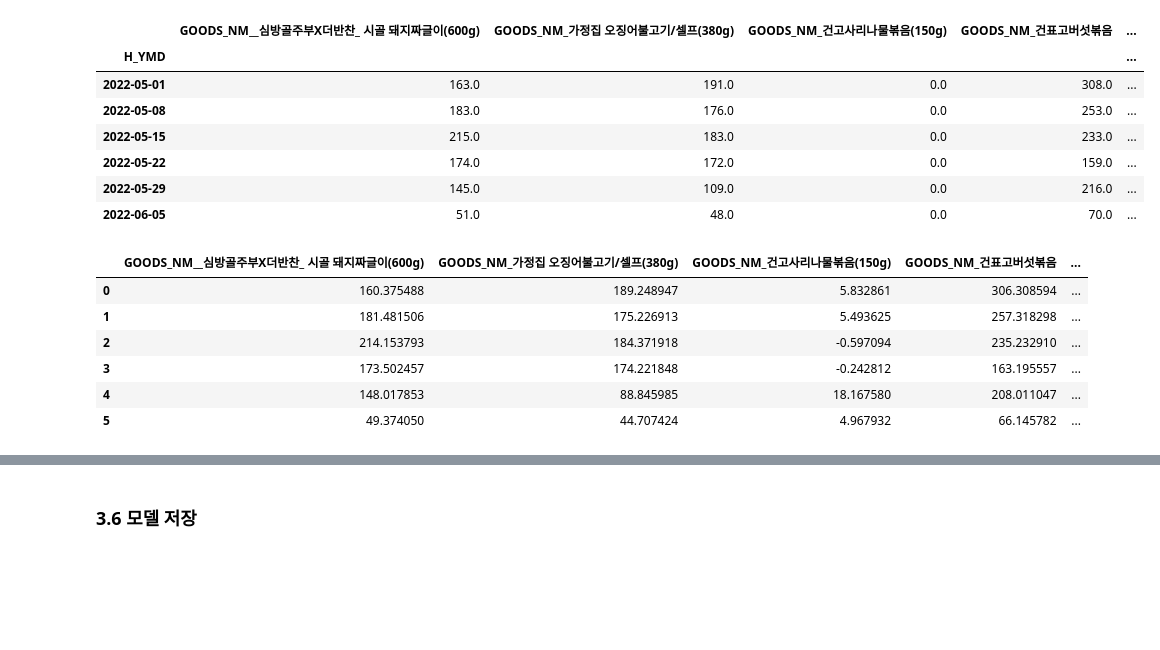
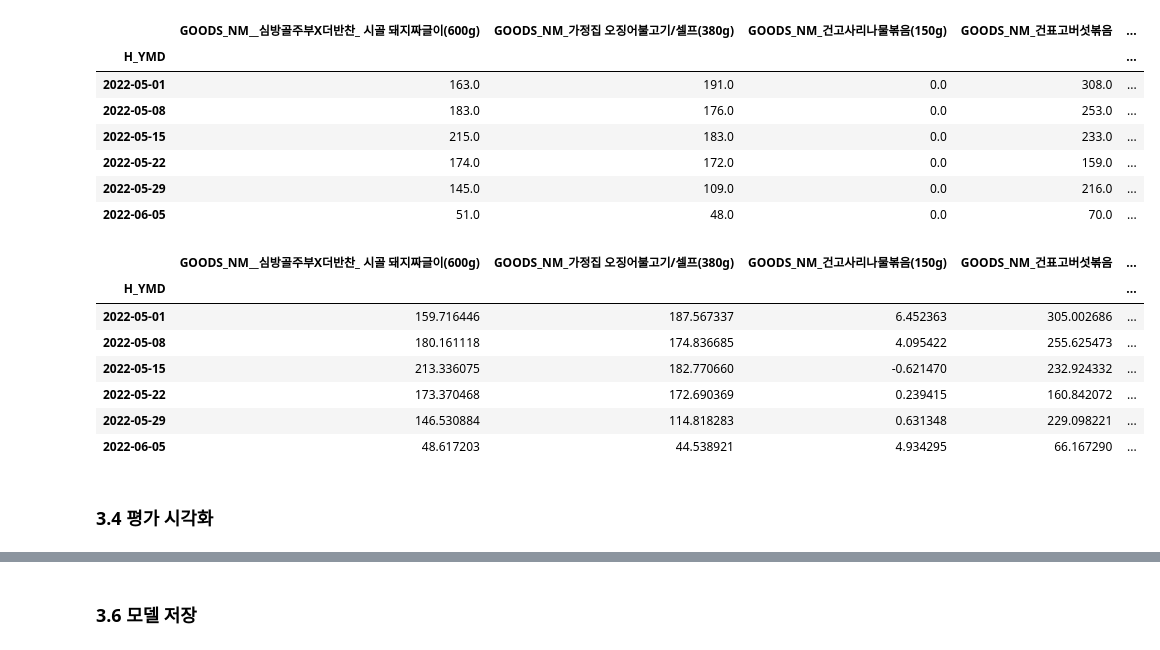
Before and after one commit to olsunghyun0416/Dongwon_Project, a Jupyter notebook: 더반찬_예측과제.ipynb, the cells around one changed output, grey strips where cells are left out. Drawn from its saved outputs; the diff is of its cells as text; code cells hidden in the pictures; blank space fills up the shorter version.

```diff
--- a/더반찬_예측과제.ipynb
+++ b/더반찬_예측과제.ipynb
@@ -466,7 +466,7 @@ xgb_model = XGBRegressor(
     booster='gblinear',
     n_estimators=1000,
     learning_rate=0.1,
-    gamma=0,
+    gamma=1,
     subsample=0.75,
     colsample_bytree=1,
     max_depth=5
@@ -477,6 +477,6 @@ xgb_model.fit(
     y_train,
     eval_metric="rmse",
     eval_set=[(X_train_s, y_train), (X_val_s, y_val)],
-    early_stopping_rounds=20
+    early_stopping_rounds=30
     )
 # %% [output]
@@ -584,26 +582,30 @@ y_test
 # %%
 # 테스트 데이터에 대해서 결과를 출력한다.
 
 xgb_test_pred = xgb_model.predict(X_test_s)
-xgb_test_pred = pd.DataFrame(xgb_test_pred)
-
-xgb_test_pred.columns = ['GOODS_NM__심방골주부X더반찬_ 시골 돼지짜글이(600g)',
+df = y_test.copy()
+#xgb_test_pred = pd.DataFrame(xgb_test_pred)
+df[['GOODS_NM__심방골주부X더반찬_ 시골 돼지짜글이(600g)',
        'GOODS_NM_가정집 오징어불고기/셀프(380g)', 'GOODS_NM_건고사리나물볶음(150g)',
        'GOODS_NM_건표고버섯볶음', 'GOODS_NM_고구마 품은 라자냐(450g)',
        'GOODS_NM_고소한도토리묵무침(360g)', 'GOODS_NM_꼬막무침 (260g)',
        'GOODS_NM_두메산나물비빔밥재료', 'GOODS_NM_메밀소바(2인분)', 'GOODS_NM_셀프두부조림(600g)',
        'GOODS_NM_소고기유니짜장소스(1인분, 200g)', 'GOODS_NM_수제계란말이(350g)',
        'GOODS_NM_숙주나물(300g)', 'GOODS_NM_순살코다리강정(180g)', 'GOODS_NM_양장피',
        'GOODS_NM_열무비빔밥재료믹스(2인분)', 'GOODS_NM_옛날잡채(500g)',
        'GOODS_NM_우삼겹숙주볶음(250g)', 'GOODS_NM_채소계란찜(340g)',
-       'GOODS_NM_한돈 제육볶음(700g)']
+       'GOODS_NM_한돈 제육볶음(700g)']] = xgb_test_pred
 
+xgb_test_pred = df.copy()
 xgb_test_pred
 # %% [output]
 |  | GOODS_NM__심방골주부X더반찬_ 시골 돼지짜글이(600g) | GOODS_NM_가정집 오징어불고기/셀프(380g) | GOODS_NM_건고사리나물볶음(150g) | GOODS_NM_건표고버섯볶음 | ... |
-| 0 | 160.375488 | 189.248947 | 5.832861 | 306.308594 | ... |
-| 1 | 181.481506 | 175.226913 | 5.493625 | 257.318298 | ... |
-| 2 | 214.153793 | 184.371918 | -0.597094 | 235.232910 | ... |
-| 3 | 173.502457 | 174.221848 | -0.242812 | 163.195557 | ... |
-| 4 | 148.017853 | 88.845985 | 18.167580 | 208.011047 | ... |
-| 5 | 49.374050 | 44.707424 | 4.967932 | 66.145782 | ... |
+| H_YMD |  |  |  |  | ... |
+| 2022-05-01 | 159.716446 | 187.567337 | 6.452363 | 305.002686 | ... |
+| 2022-05-08 | 180.161118 | 174.836685 | 4.095422 | 255.625473 | ... |
+| 2022-05-15 | 213.336075 | 182.770660 | -0.621470 | 232.924332 | ... |
+| 2022-05-22 | 173.370468 | 172.690369 | 0.239415 | 160.842072 | ... |
+| 2022-05-29 | 146.530884 | 114.818283 | 0.631348 | 229.098221 | ... |
+| 2022-06-05 | 48.617203 | 44.538921 | 4.934295 | 66.167290 | ... |
+# %% [markdown]
+### 3.4 평가 시각화
```
Also changed, not shown: parts of 7 cells of this notebook.
